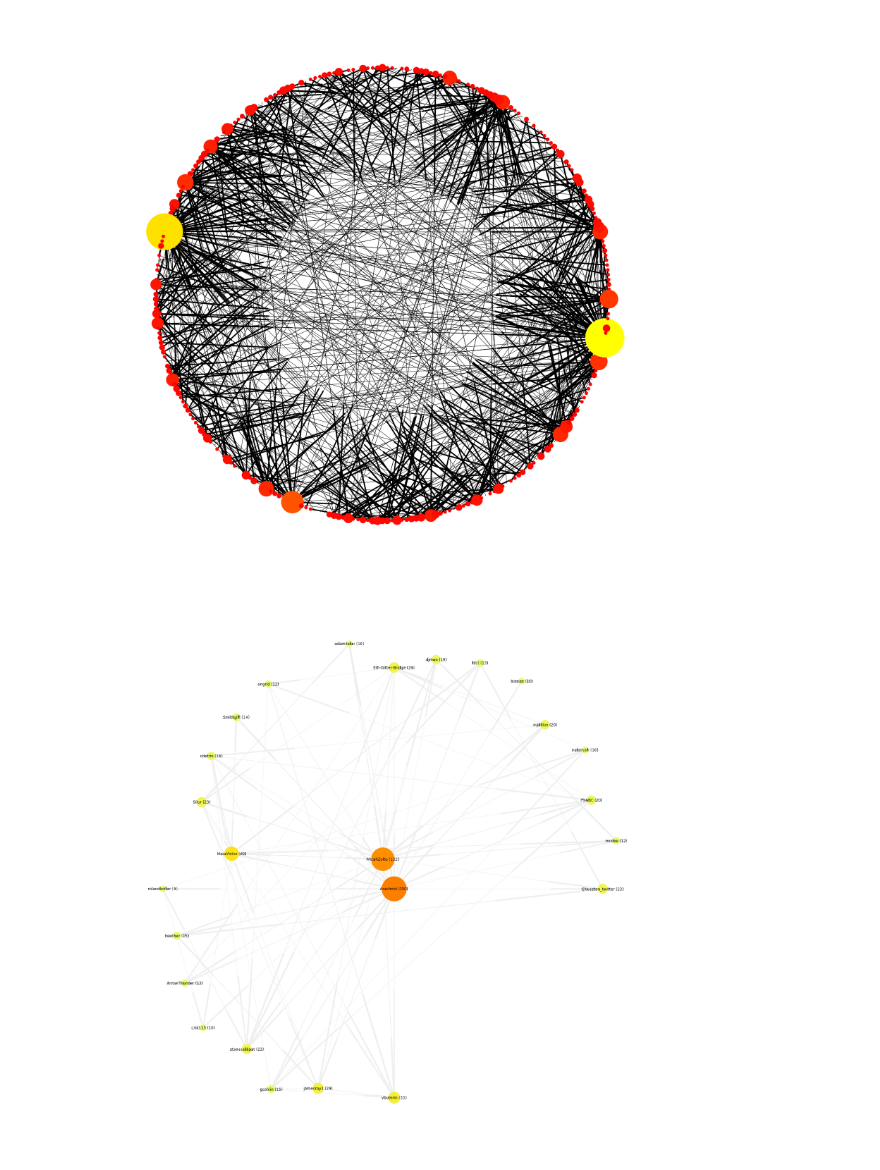
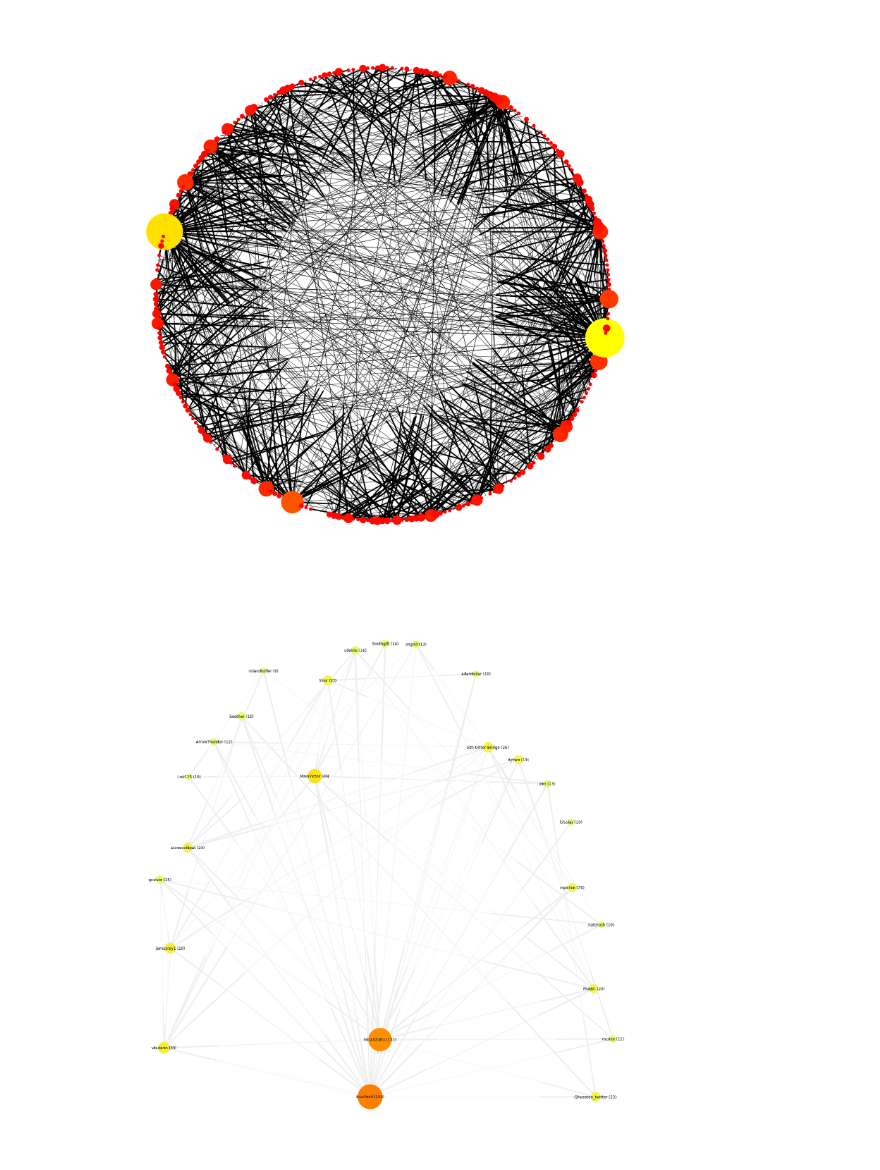
Before and after one commit to phyiction/eth-gitter-graph-analysis, a Jupyter notebook: Analysis.ipynb, the cells around one changed output. Drawn from its saved outputs; the diff is of its cells as text; code cells hidden in the pictures.

```diff
--- a/Analysis.ipynb
+++ b/Analysis.ipynb
@@ -56,35 +56,35 @@ in_degree = map(lambda x: x[1],G.in_degree(nodes))
 max_in_degree = max(in_degree)
 
 pos = {}
-theta = math.pi/float(len(2*n))
+theta = math.pi/float(len(nodes))
 for i in range(0,len(nodes)):
     n = nodes[i]
     x = (max_in_degree-G.in_degree(n))
     r = x*1000
     pos[n] = (r*math.cos(theta*i),r*math.sin(theta*i))
 #end
 
 edges = []
 for e in G.edges():
     if e[0] in nodes and e[1] in nodes:
         edges.append(e)
     #end
 #end
 
 plt.figure(2,figsize=(24,24))
 nx.draw(G,
      pos=pos,
      arrowstyle='->',
      with_labels=True,
      labels=labels,
      arrows=True,
      node_size=node_size,
      nodelist=nodes,
      edgelist=edges,
      edge_color='#EFEFEF',
      node_color=in_degree,
      cmap=plt.cm.Wistia
 )
 plt.show()
 # %% [output]
-[figure, old version]
+[figure, new version]
```
Also changed, not shown: parts of 1 cell of this notebook, 3 other files.
